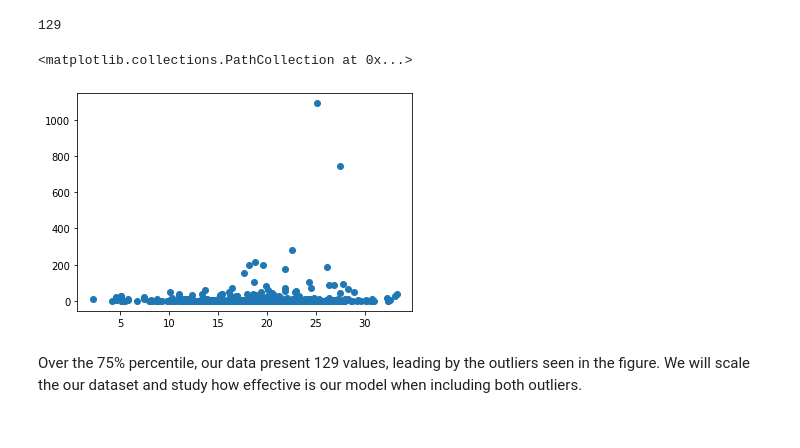
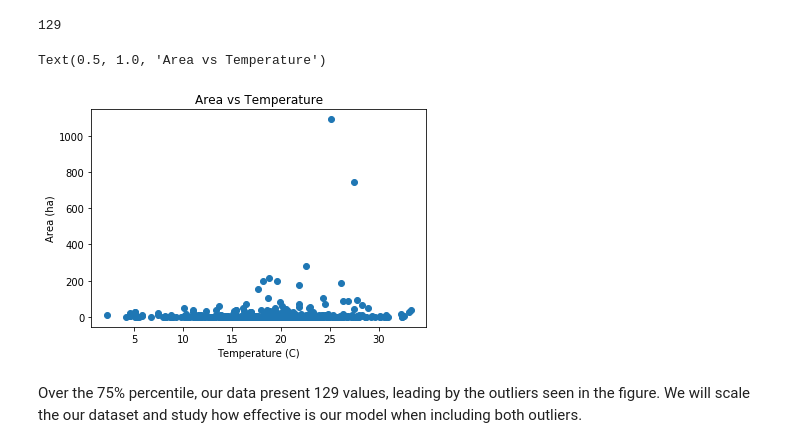
Before and after one commit to Manuel-mane/Forest_fire, a Jupyter notebook: regression_prediction_of_forest_fire_using_support_vector_machine.ipynb, the cells around one changed output. Drawn from its saved outputs; the diff is of its cells as text; code cells hidden in the pictures.

```diff
--- a/regression_prediction_of_forest_fire_using_support_vector_machine.ipynb
+++ b/regression_prediction_of_forest_fire_using_support_vector_machine.ipynb
@@ -130,8 +134,8 @@ def model_test(model, data):
 ## 1. Using the original dataset
 # %%
 from sklearn.svm import SVR
-model = SVR()
-data = pd.read_csv('forestfires.csv')
+model_orig = SVR()
+data = pd.read_csv('datasets/forestfires.csv')
 
 data.head()
 # %% [output]
@@ -164,9 +168,12 @@ len(outlier)
 129
 # %%
 plt.scatter(data.temp, data.area)
+plt.xlabel('Temperature (C)')
+plt.ylabel('Area (ha)')
+plt.title('Area vs Temperature')
 # %% [output]
-<matplotlib.collections.PathCollection at 0x...>
+Text(0.5, 1.0, 'Area vs Temperature')
-[figure, old version]
+[figure, new version]
 # %% [markdown]
 Over the 75% percentile, our data present 129 values, leading by the outliers seen in the figure. We will scale the our dataset and study how effective is our model when including both outliers.
 # %% [markdown]
```
Also changed, not shown: parts of 31 cells of this notebook, 9 other files.
